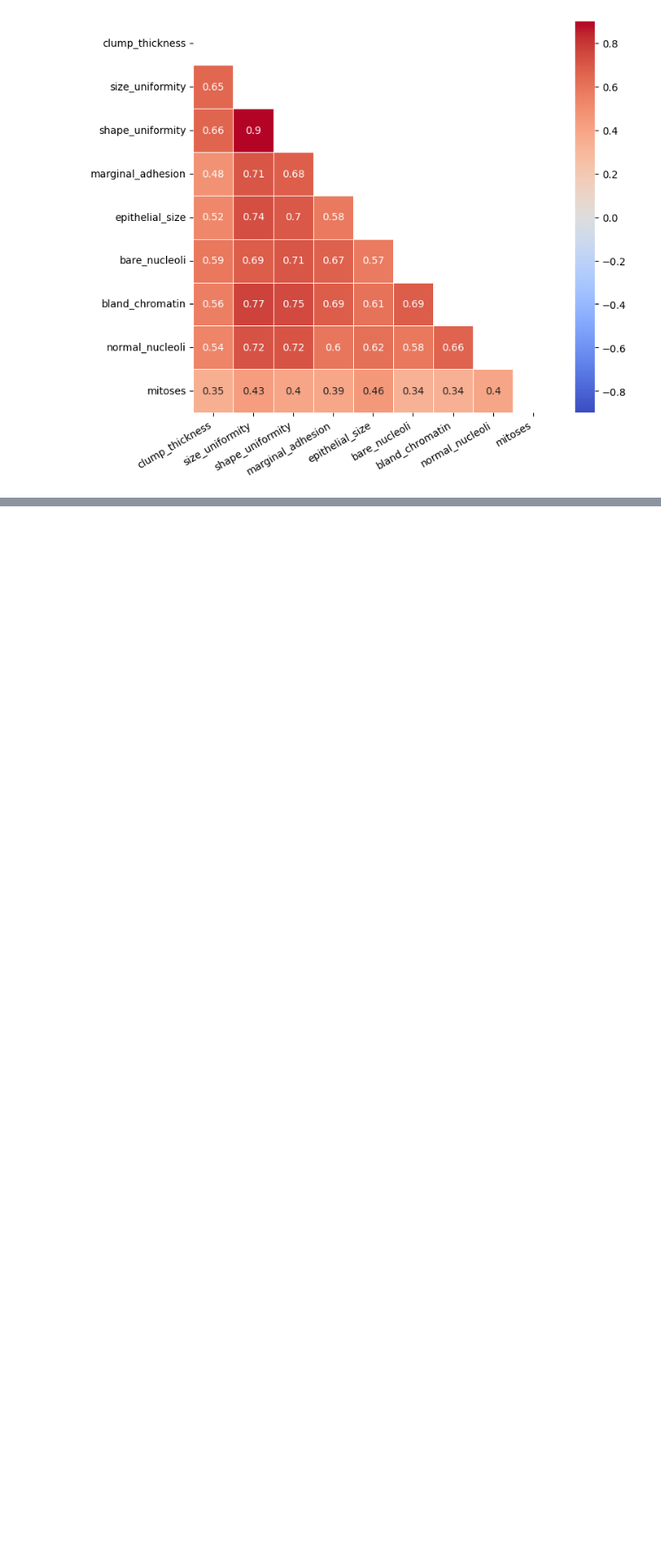
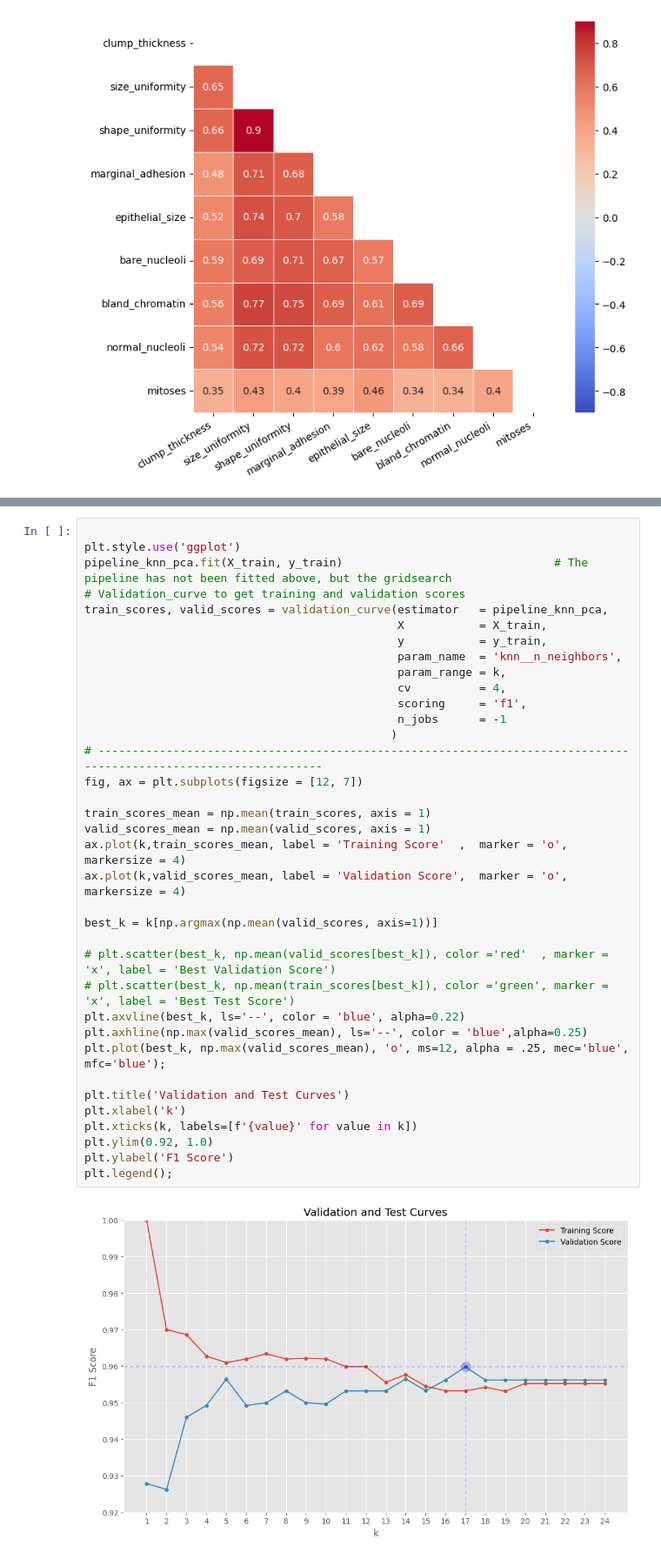
Before and after one commit to Joe-ElM/Breast-Cancer, a Jupyter notebook: Notebooks/2. KNN.ipynb, the cells around one changed output, grey strips where cells are left out. Shown at 87% size. Saved outputs shown, nothing was run; the diff lists cells and outputs as text; blank space fills up the shorter version.

```diff
--- a/Notebooks/2. KNN.ipynb
+++ b/Notebooks/2. KNN.ipynb
@@ -65,0 +241,38 @@ The shapes of the X_test, and y_test are   ((61, 2), (61,)) respectively
+# %%
+
+plt.style.use('ggplot')
+pipeline_knn_pca.fit(X_train, y_train)                               # The pipeline has not been fitted above, but the gridsearch
+# Validation_curve to get training and validation scores
+train_scores, valid_scores = validation_curve(estimator   = pipeline_knn_pca,
+                                              X           = X_train,
+                                              y           = y_train,
+                                              param_name  = 'knn__n_neighbors',
+                                              param_range = k,
+                                              cv          = 4,
+                                              scoring     = 'f1',
+                                              n_jobs      = -1
+                                             )
+# -----------------------------------------------------------------------------------------------------------------
+fig, ax = plt.subplots(figsize = [12, 7])
+
+train_scores_mean = np.mean(train_scores, axis = 1)
+valid_scores_mean = np.mean(valid_scores, axis = 1)
+ax.plot(k,train_scores_mean, label = 'Training Score'  ,  marker = 'o', markersize = 4)
+ax.plot(k,valid_scores_mean, label = 'Validation Score',  marker = 'o', markersize = 4)
+
+best_k = k[np.argmax(np.mean(valid_scores, axis=1))]
+
+# plt.scatter(best_k, np.mean(valid_scores[best_k]), color ='red'  , marker = 'x', label = 'Best Validation Score')
+# plt.scatter(best_k, np.mean(train_scores[best_k]), color ='green', marker = 'x', label = 'Best Test Score')
+plt.axvline(best_k, ls='--', color = 'blue', alpha=0.22)
+plt.axhline(np.max(valid_scores_mean), ls='--', color = 'blue',alpha=0.25)
+plt.plot(best_k, np.max(valid_scores_mean), 'o', ms=12, alpha = .25, mec='blue', mfc='blue');
+
+plt.title('Validation and Test Curves')
+plt.xlabel('k')
+plt.xticks(k, labels=[f'{value}' for value in k])
+plt.ylim(0.92, 1.0)
+plt.ylabel('F1 Score')
+plt.legend();
+# %% [output]
+[figure, added]
```
Also changed, not shown: parts of 25 cells of this notebook, 3 other files.
